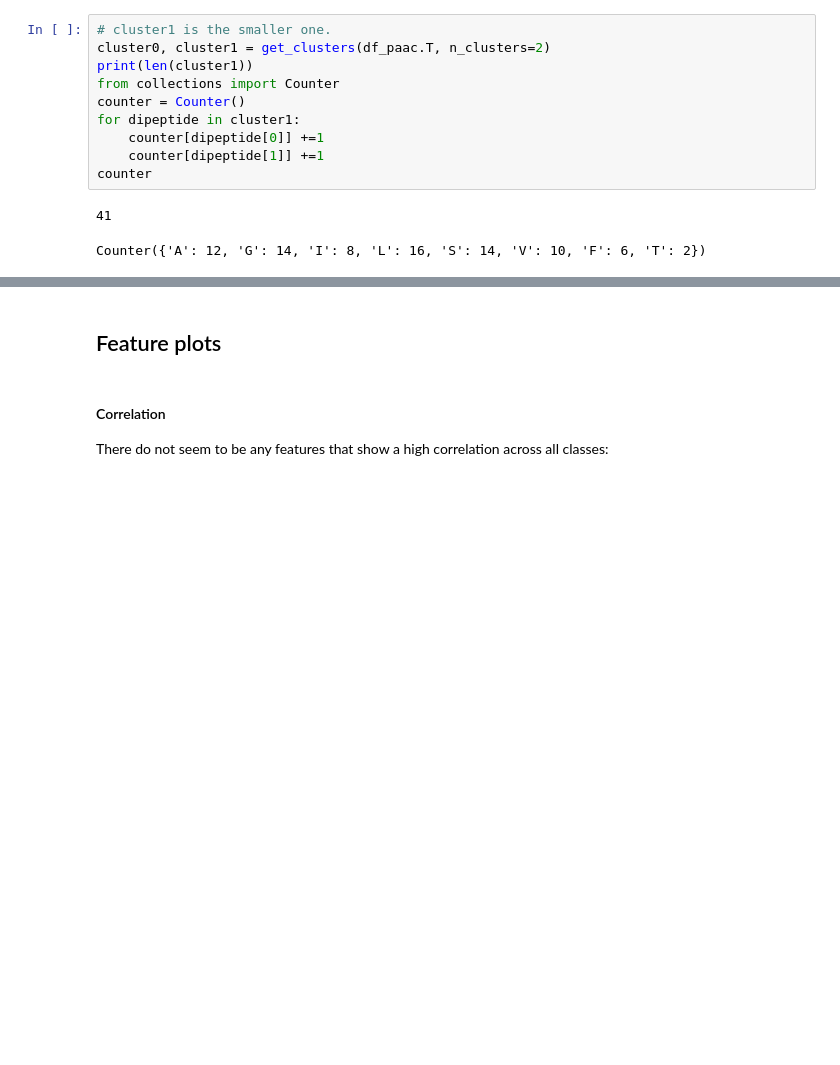
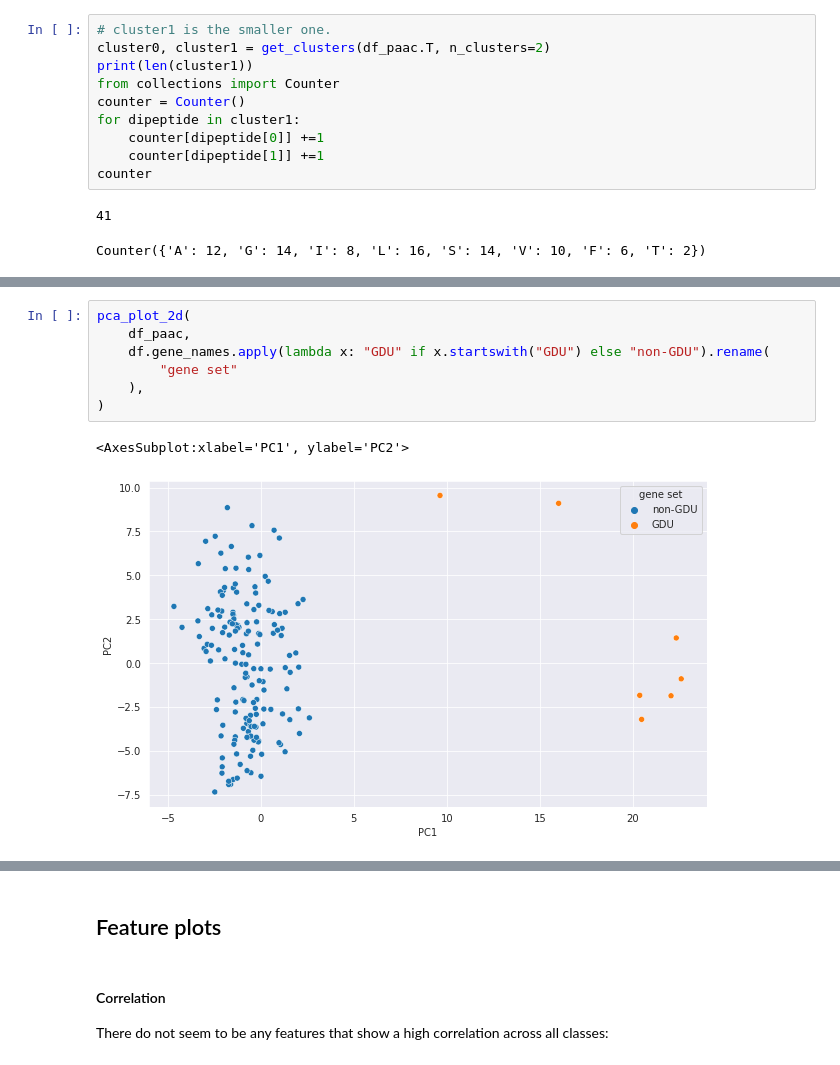
Before and after one commit to adenger/subpred3, a Jupyter notebook: notebooks/athaliana_01_outliers.ipynb, the cells around one changed output, grey strips where cells are left out. Cells and saved outputs as stored; diff of their text form; blank space fills up the shorter version.

```diff
--- a/notebooks/athaliana_01_outliers.ipynb
+++ b/notebooks/athaliana_01_outliers.ipynb
@@ -289,0 +306,10 @@ Counter({'A': 12, 'G': 14, 'I': 8, 'L': 16, 'S': 14, 'V': 10, 'F': 6, 'T': 2})
+# %%
+pca_plot_2d(
+    df_paac,
+    df.gene_names.apply(lambda x: "GDU" if x.startswith("GDU") else "non-GDU").rename(
+        "gene set"
+    ),
+)
+# %% [output]
+<AxesSubplot:xlabel='PC1', ylabel='PC2'>
+[figure, added]
```
Also changed, not shown: parts of 5 cells of this notebook, 2 other files.
